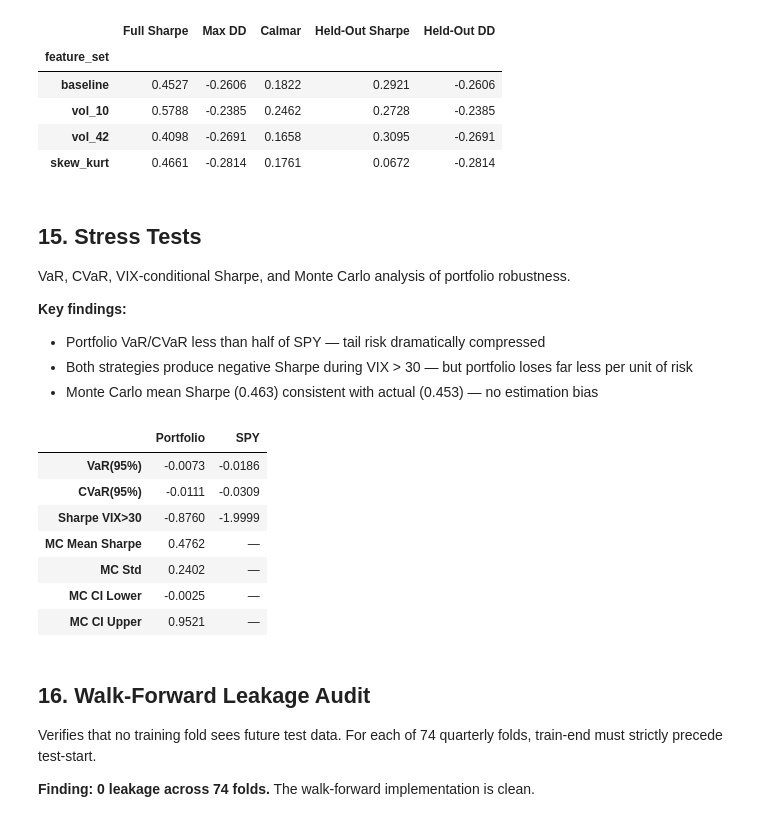
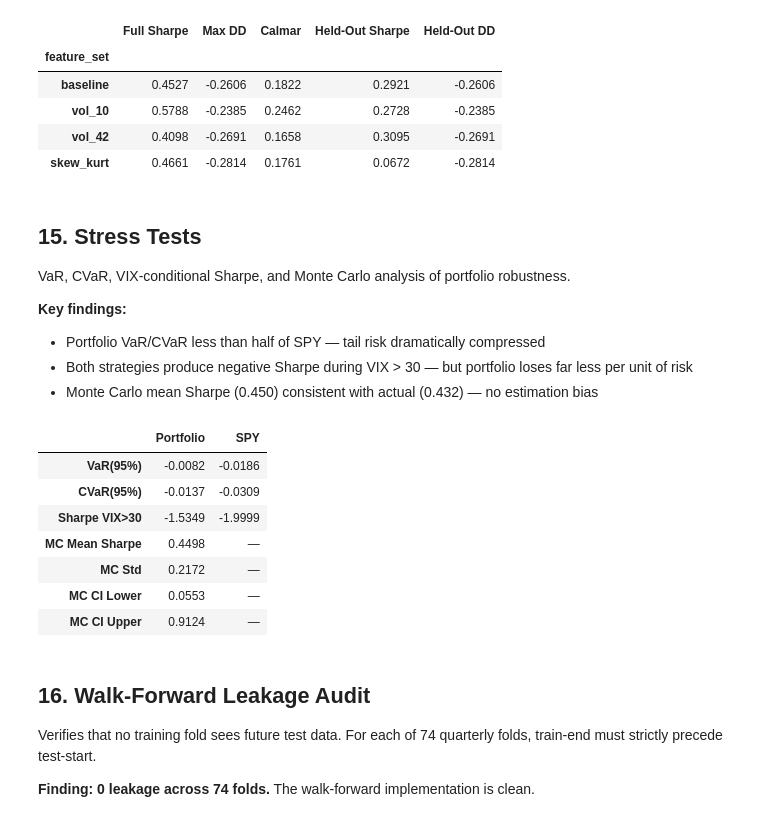
Before and after one commit to AbdelkrimCode/regime-adaptive-portfolio, a Jupyter notebook: notebooks/exploration.ipynb, the cells around one changed output. Drawn from its saved outputs; the diff is of its cells as text; code cells hidden in the pictures.

```diff
--- a/notebooks/exploration.ipynb
+++ b/notebooks/exploration.ipynb
@@ -165,9 +165,11 @@ plt.show()
 ### 3.1 Performance Metrics
 # %%
 from backtest.metrics import compute_all
+from data.risk_free import fetch_risk_free
 
-port_metrics = compute_all(backtest["portfolio_return"], backtest["equity"])
-spy_metrics  = compute_all(spy_returns, spy_equity)
+rf = fetch_risk_free()
+port_metrics = compute_all(backtest["portfolio_return"], backtest["equity"], rf=rf)
+spy_metrics  = compute_all(spy_returns, spy_equity, rf=rf)
 
 metrics_df = pd.DataFrame({
     "Portfolio": port_metrics,
@@ -643,7 +647,7 @@ VaR, CVaR, VIX-conditional Sharpe, and Monte Carlo analysis of portfolio robustn
 **Key findings:**
 - Portfolio VaR/CVaR less than half of SPY — tail risk dramatically compressed
 - Both strategies produce negative Sharpe during VIX > 30 — but portfolio loses far less per unit of risk
-- Monte Carlo mean Sharpe (0.463) consistent with actual (0.453) — no estimation bias
+- Monte Carlo mean Sharpe (0.450) consistent with actual (0.432) — no estimation bias
 # %%
 import numpy as np
 import yfinance as yf
@@ -667,43 +671,45 @@ cvar_spy  = float(spy_returns[spy_returns <= var_spy].mean())
 
 vix = yf.download('^VIX', start=port_returns.index.min(), end=port_returns.index.max(),
                   progress=False, auto_adjust=True)['Close'].squeeze()
 vix = vix.reindex(port_returns.index).ffill()
 mask = vix > VIX_THRESHOLD
 
 def sharpe(rets, rf_series):
     rf_a = rf_series.reindex(rets.index).ffill().fillna(0)
     excess = rets - rf_a
     return float(excess.mean() / excess.std() * np.sqrt(252)) if excess.std() > 0 else 0.0
 
+from backtest.bootstrap import block_resample
 rng = np.random.default_rng(42)
+BLOCK_SIZE = CFG['stress_test']['block_size']
 mc_sharpes = []
+rf_aligned = rf.reindex(port_returns.index).ffill().fillna(0)
 for _ in range(N_SIM):
-    sampled = port_returns.sample(n=len(port_returns), replace=True, random_state=int(rng.integers(0, 1e6)))
-    rf_a = rf.reindex(port_returns.index).ffill().fillna(0).values
-    excess = sampled.values - rf_a
+    sampled = block_resample(port_returns, BLOCK_SIZE, rng)
+    excess = sampled.values - rf_aligned.values
     mc_sharpes.append(excess.mean() / excess.std() * np.sqrt(252) if excess.std() > 0 else 0.0)
 mc_sharpes = np.array(mc_sharpes)
 
 stress_results = pd.DataFrame({
     'Portfolio': [round(var_port,4), round(cvar_port,4),
                   round(sharpe(port_returns[mask], rf),4),
                   round(mc_sharpes.mean(),4), round(mc_sharpes.std(),4),
                   round(np.percentile(mc_sharpes,2.5),4), round(np.percentile(mc_sharpes,97.5),4)],
     'SPY':       [round(var_spy,4), round(cvar_spy,4),
                   round(sharpe(spy_returns[mask], rf),4),
                   '—','—','—','—']
 }, index=['VaR(95%)', 'CVaR(95%)', f'Sharpe VIX>{VIX_THRESHOLD:.0f}',
           'MC Mean Sharpe', 'MC Std', 'MC CI Lower', 'MC CI Upper'])
 stress_results
 # %% [output]
 |  | Portfolio | SPY |
-| VaR(95%) | -0.0073 | -0.0186 |
-| CVaR(95%) | -0.0111 | -0.0309 |
-| Sharpe VIX>30 | -0.8760 | -1.9999 |
-| MC Mean Sharpe | 0.4762 | — |
-| MC Std | 0.2402 | — |
-| MC CI Lower | -0.0025 | — |
-| MC CI Upper | 0.9521 | — |
+| VaR(95%) | -0.0082 | -0.0186 |
+| CVaR(95%) | -0.0137 | -0.0309 |
+| Sharpe VIX>30 | -1.5349 | -1.9999 |
+| MC Mean Sharpe | 0.4498 | — |
+| MC Std | 0.2172 | — |
+| MC CI Lower | 0.0553 | — |
+| MC CI Upper | 0.9124 | — |
 # %% [markdown]
 ## 16. Walk-Forward Leakage Audit
 
```
Also changed, not shown: parts of 15 cells of this notebook.
